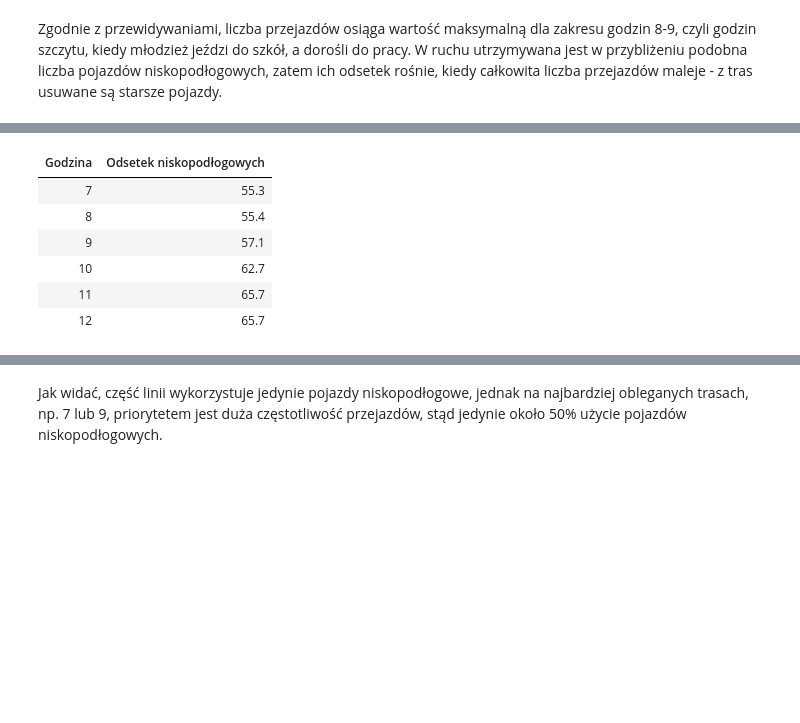
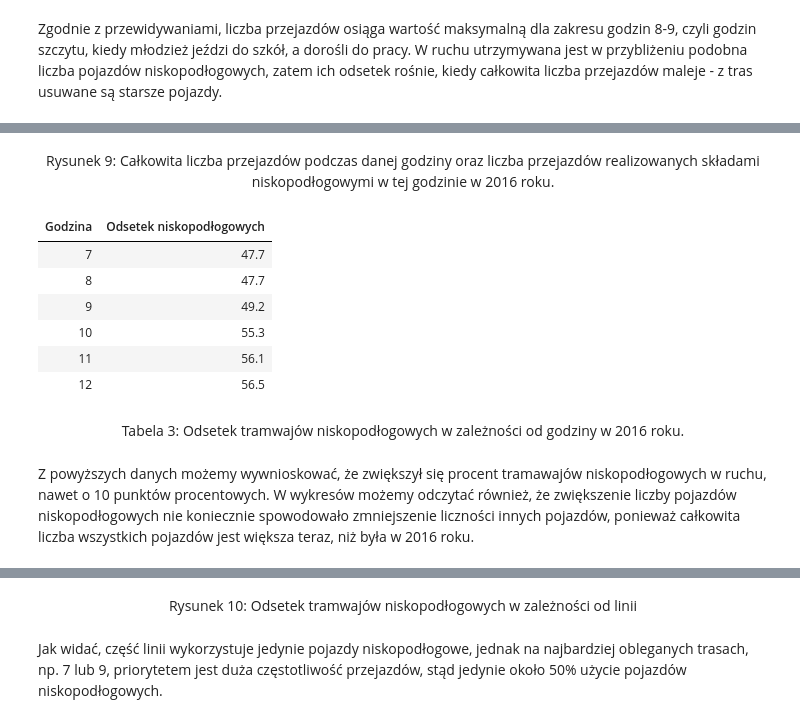
Before and after one commit to L-Dogg/pdrpy_ztm, a Jupyter notebook: raport.ipynb, the cells around one changed output, grey strips where cells are left out. Drawn from its saved outputs; the diff is of its cells as text; code cells hidden in the pictures; blank space fills up the shorter version.

```diff
--- a/raport.ipynb
+++ b/raport.ipynb
@@ -235,2 +266,30 @@ py.iplot(fig, filename='basic')
 # %% [markdown]
 Zgodnie z przewidywaniami, liczba przejazdów osiąga wartość maksymalną dla zakresu godzin 8-9, czyli godzin szczytu, kiedy młodzież jeździ do szkół, a dorośli do pracy. W ruchu utrzymywana jest w przybliżeniu podobna liczba pojazdów niskopodłogowych, zatem ich odsetek rośnie, kiedy całkowita liczba przejazdów maleje - z tras usuwane są starsze pojazdy.
+# %%
+df = pd.read_csv("data/2016-03-23/tram-counts.csv")
+
+total_count = df['All']
+lowfloor = df['Lowfloor']
+hours = [7, 8, 9, 10, 11, 12]
+
+trace1 = {
+    'y': lowfloor,
+    'x': hours,
+    'name': 'Liczba niskopodłogowych',
+    'type': 'bar'
+}
+trace2 = {
+    'y': total_count,
+    'x': hours,
+    'name':'Całkowita liczba przejazdów',
+    'type': 'bar'
+}
+
+data = [trace1, trace2]
+layout = {
+    'title': 'Liczba przejazdów i liczba przejazdów tramwajami niskopodłogowymi we wszystkich przejazdach <br> w ciągu danej godziny w 2016 roku',
+    'yaxis': {'title':'Liczba niskopodłogowych'},
+    'barmode': 'relative'
+}
+fig = go.Figure(data = data, layout = layout)
+py.iplot(fig, filename='basic')
@@ -237,15 +298,21 @@ Zgodnie z przewidywaniami, liczba przejazdów osiąga wartość maksymalną dla
+# %% [markdown]
+<center> Rysunek 9: Całkowita liczba przejazdów podczas danej godziny oraz liczba przejazdów realizowanych składami niskopodłogowymi w tej godzinie w 2016 roku. </center>
 # %%
 from IPython.display import display, HTML
 df = pd.DataFrame({'Godzina': hours, 'Odsetek niskopodłogowych': round(lowfloor / total_count, 3) * 100})
-HTML(df.to_html(index=False))
+HTML(df.to_html(index=False, classes=['table']))
 # %% [output]
 | Godzina | Odsetek niskopodłogowych |
-| 7 | 55.3 |
-| 8 | 55.4 |
-| 9 | 57.1 |
-| 10 | 62.7 |
-| 11 | 65.7 |
-| 12 | 65.7 |
+| 7 | 47.7 |
+| 8 | 47.7 |
+| 9 | 49.2 |
+| 10 | 55.3 |
+| 11 | 56.1 |
+| 12 | 56.5 |
+# %% [markdown]
+<center>Tabela 3: Odsetek tramwajów niskopodłogowych w zależności od godziny w 2016 roku.</center>
+# %% [markdown]
+Z powyższych danych możemy wywnioskować, że zwiększył się procent tramawajów niskopodłogowych w ruchu, nawet o 10 punktów procentowych. W wykresów możemy odczytać również, że zwiększenie liczby pojazdów niskopodłogowych nie koniecznie spowodowało zmniejszenie liczności innych pojazdów, ponieważ całkowita liczba wszystkich pojazdów jest większa teraz, niż była w 2016 roku.
 # %%
 df = pd.read_csv("data/23-05/tram-counts-by-line.csv")
 
@@ -270,5 +337,7 @@ fig = go.Figure(data = data, layout = layout)
 py.iplot(fig, filename='basic')
 # %% [output]
 [interactive output not drawn]
+# %% [markdown]
+<center> Rysunek 10: Odsetek tramwajów niskopodłogowych w zależności od linii </center>
 # %% [markdown]
 Jak widać, część linii wykorzystuje jedynie pojazdy niskopodłogowe, jednak na najbardziej obleganych trasach, np. 7 lub 9, priorytetem jest duża częstotliwość przejazdów, stąd jedynie około 50% użycie pojazdów niskopodłogowych.
```
Also changed, not shown: parts of 26 cells of this notebook, 13 other files.
